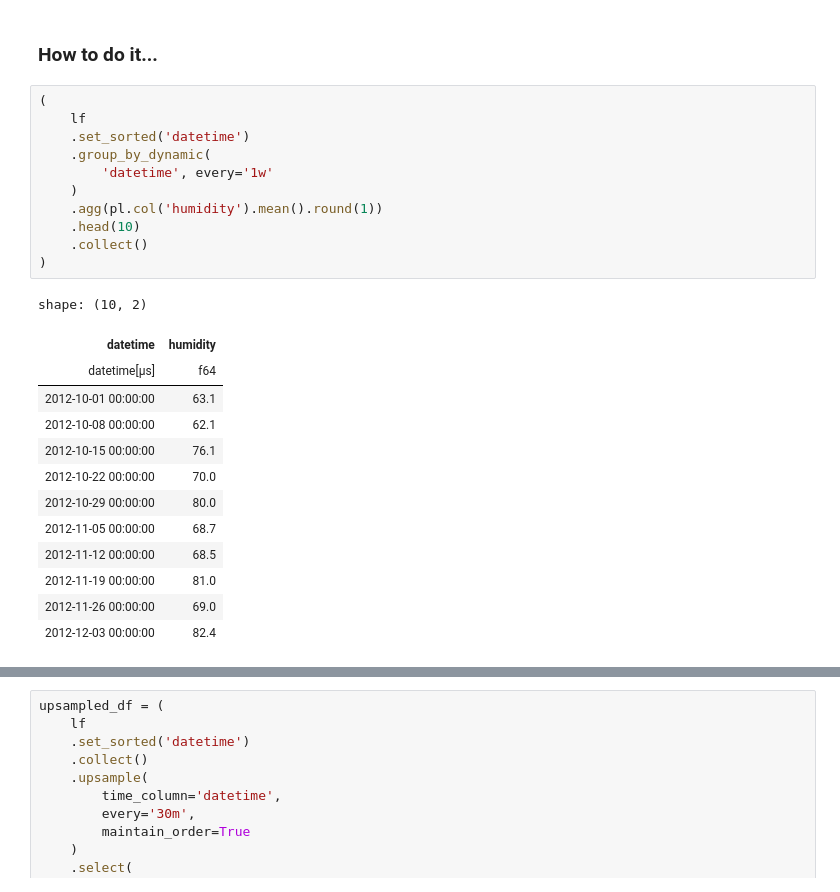
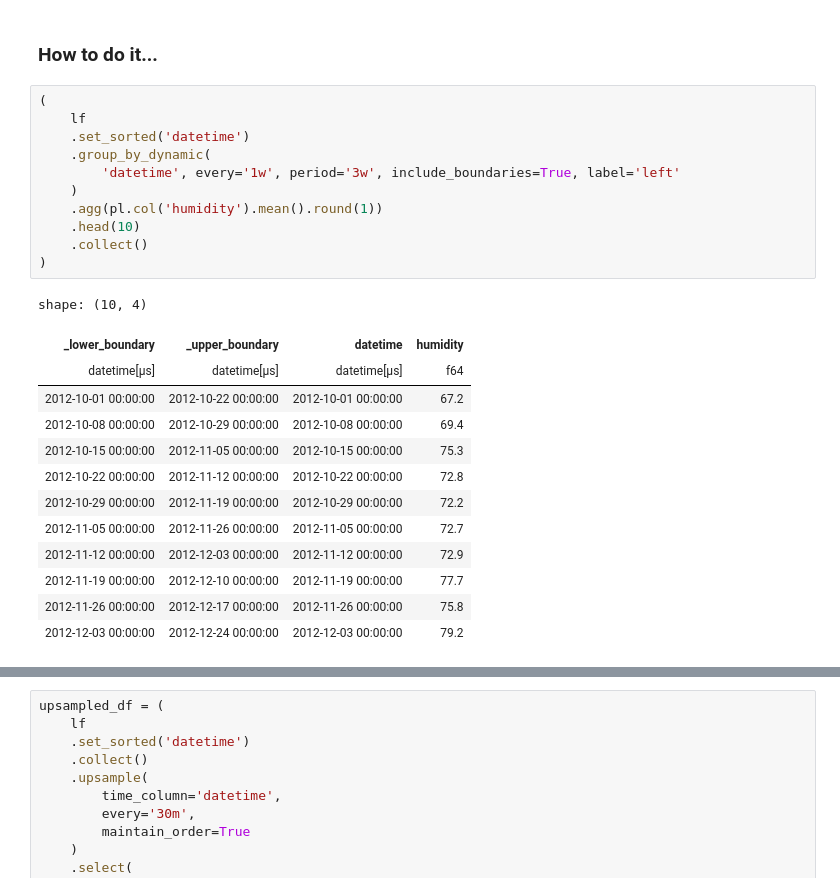
Before and after one commit to PeiGuancheng/Polars-Cookbook, a Jupyter notebook: Chapter09/ch09.ipynb, the cells around one changed output, grey strips where cells are left out. Cells and saved outputs as stored; diff of their text form.

```diff
--- a/Chapter09/ch09.ipynb
+++ b/Chapter09/ch09.ipynb
@@ -425,28 +473,28 @@ shape: (5, 3)
 # %%
 (
     lf
     .set_sorted('datetime')
     .group_by_dynamic(
-        'datetime', every='1w'
+        'datetime', every='1w', period='3w', include_boundaries=True, label='left'
     )
     .agg(pl.col('humidity').mean().round(1))
     .head(10)
     .collect()
 )
 # %% [output]
-shape: (10, 2)
+shape: (10, 4)
-| datetime | humidity |
-| datetime[μs] | f64 |
-| 2012-10-01 00:00:00 | 63.1 |
-| 2012-10-08 00:00:00 | 62.1 |
-| 2012-10-15 00:00:00 | 76.1 |
-| 2012-10-22 00:00:00 | 70.0 |
-| 2012-10-29 00:00:00 | 80.0 |
-| 2012-11-05 00:00:00 | 68.7 |
-| 2012-11-12 00:00:00 | 68.5 |
-| 2012-11-19 00:00:00 | 81.0 |
-| 2012-11-26 00:00:00 | 69.0 |
-| 2012-12-03 00:00:00 | 82.4 |
+| _lower_boundary | _upper_boundary | datetime | humidity |
+| datetime[μs] | datetime[μs] | datetime[μs] | f64 |
+| 2012-10-01 00:00:00 | 2012-10-22 00:00:00 | 2012-10-01 00:00:00 | 67.2 |
+| 2012-10-08 00:00:00 | 2012-10-29 00:00:00 | 2012-10-08 00:00:00 | 69.4 |
+| 2012-10-15 00:00:00 | 2012-11-05 00:00:00 | 2012-10-15 00:00:00 | 75.3 |
+| 2012-10-22 00:00:00 | 2012-11-12 00:00:00 | 2012-10-22 00:00:00 | 72.8 |
+| 2012-10-29 00:00:00 | 2012-11-19 00:00:00 | 2012-10-29 00:00:00 | 72.2 |
+| 2012-11-05 00:00:00 | 2012-11-26 00:00:00 | 2012-11-05 00:00:00 | 72.7 |
+| 2012-11-12 00:00:00 | 2012-12-03 00:00:00 | 2012-11-12 00:00:00 | 72.9 |
+| 2012-11-19 00:00:00 | 2012-12-10 00:00:00 | 2012-11-19 00:00:00 | 77.7 |
+| 2012-11-26 00:00:00 | 2012-12-17 00:00:00 | 2012-11-26 00:00:00 | 75.8 |
+| 2012-12-03 00:00:00 | 2012-12-24 00:00:00 | 2012-12-03 00:00:00 | 79.2 |
 # %%
 from datetime import datetime
 
```
Also changed, not shown: parts of 13 cells of this notebook, 3 other files.
